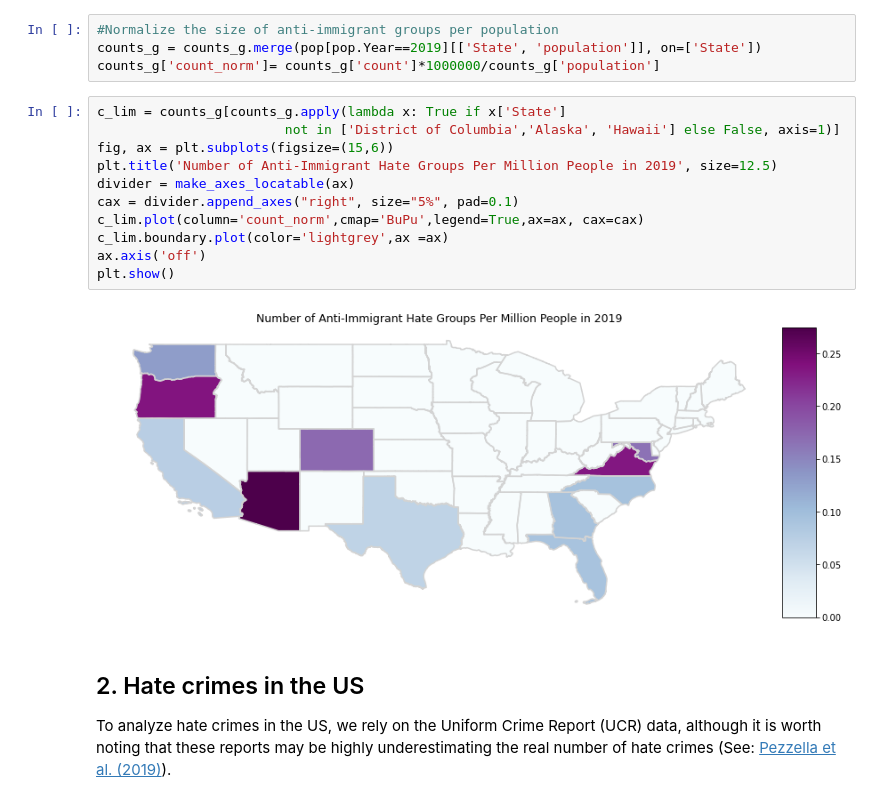
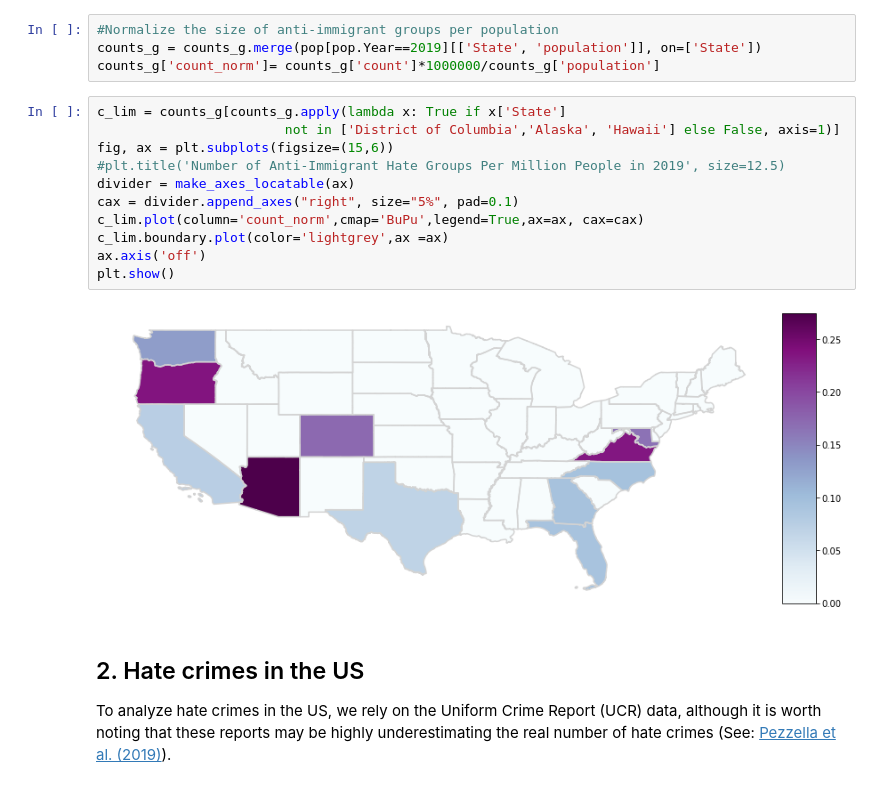
Before and after one commit to jramtos/hate_groups, a Jupyter notebook: analysis_hate_data.ipynb, the cells around one changed output. Cells and saved outputs as stored; diff of their text form.

```diff
--- a/analysis_hate_data.ipynb
+++ b/analysis_hate_data.ipynb
@@ -124,16 +124,16 @@ counts_g['count_norm']= counts_g['count']*1000000/counts_g['population']
 # %%
 c_lim = counts_g[counts_g.apply(lambda x: True if x['State']
                         not in ['District of Columbia','Alaska', 'Hawaii'] else False, axis=1)]
 fig, ax = plt.subplots(figsize=(15,6))
-plt.title('Number of Anti-Immigrant Hate Groups Per Million People in 2019', size=12.5)
+#plt.title('Number of Anti-Immigrant Hate Groups Per Million People in 2019', size=12.5)
 divider = make_axes_locatable(ax)
 cax = divider.append_axes("right", size="5%", pad=0.1)
 c_lim.plot(column='count_norm',cmap='BuPu',legend=True,ax=ax, cax=cax)
 c_lim.boundary.plot(color='lightgrey',ax =ax)
 ax.axis('off')
 plt.show()
 # %% [output]
-[figure, old version]
+[figure, new version]
 # %% [markdown]
 ## 2. Hate crimes in the US
 To analyze hate crimes in the US, we rely on the Uniform Crime Report (UCR) data, although it is worth noting that these reports may be highly underestimating the real number of hate crimes (See: [Pezzella et al. (2019)](https://doi.org/10.1177%2F0002764218823844)).
```
Also changed, not shown: parts of 10 cells of this notebook, 1 other file.
